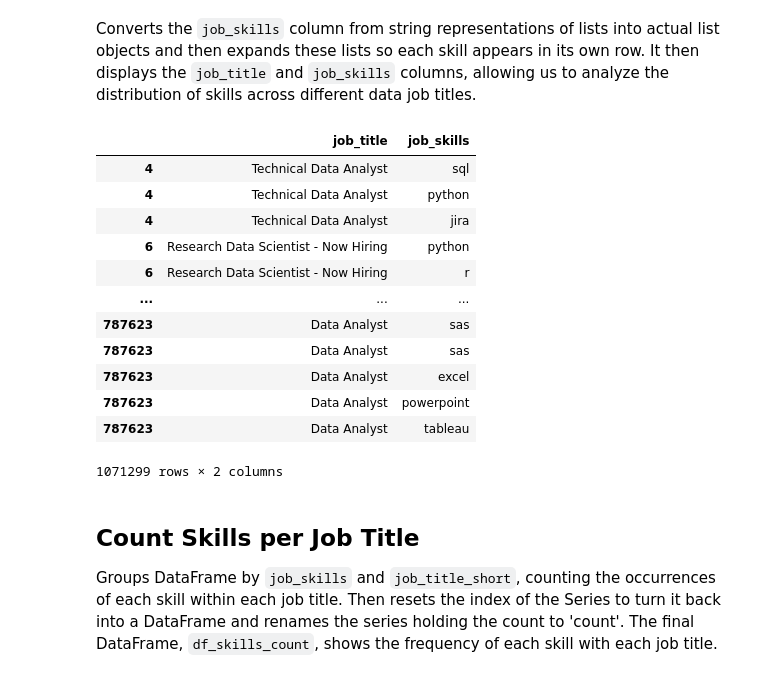
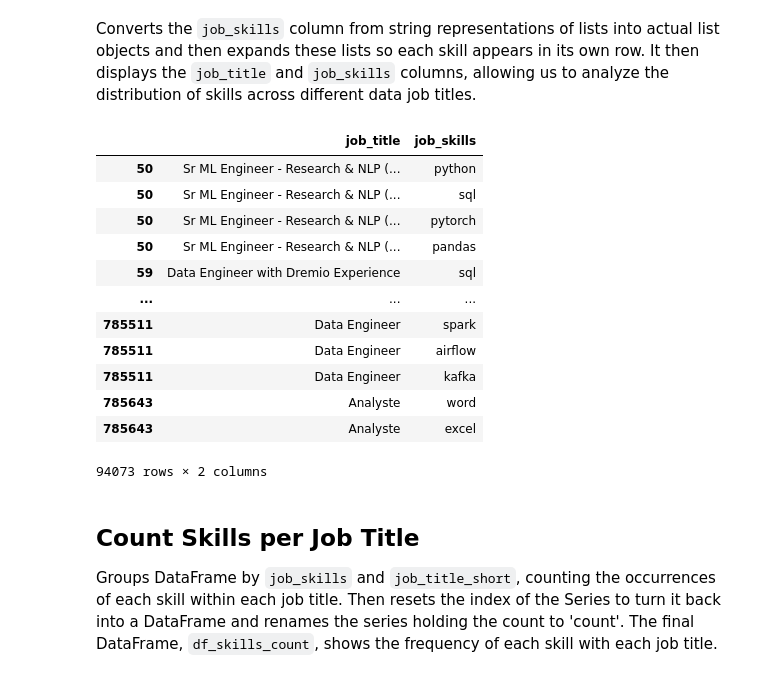
Before and after one commit to Abubakar-colla/PYTHON_DATA_PROJECT, a Jupyter notebook: 3_Project/2_Skill_Demand.ipynb, the cells around one changed output. Saved outputs shown, nothing was run; the diff lists cells and outputs as text; code cells hidden in the pictures.

```diff
--- a/3_Project/2_Skill_Demand.ipynb
+++ b/3_Project/2_Skill_Demand.ipynb
@@ -35,29 +35,29 @@ df['job_skills'] = df['job_skills'].apply(lambda x: ast.literal_eval(x) if pd.no
 
 Filter the data for the market of the United States.
 # %%
-df_US = df[df['job_country'] == 'United States']
+df_CA = df[df['job_country'] == 'Canada']
 # %% [markdown]
 ## Explode Skills
 # %% [markdown]
 Converts the `job_skills` column from string representations of lists into actual list objects and then expands these lists so each skill appears in its own row. It then displays the `job_title` and `job_skills` columns, allowing us to analyze the distribution of skills across different data job titles.
 # %%
-df_skills = df_US.explode('job_skills')
+df_skills = df_CA.explode('job_skills')
 
 df_skills[['job_title', 'job_skills']]
 # %% [output]
 |  | job_title | job_skills |
-| 4 | Technical Data Analyst | sql |
-| 4 | Technical Data Analyst | python |
-| 4 | Technical Data Analyst | jira |
-| 6 | Research Data Scientist - Now Hiring | python |
-| 6 | Research Data Scientist - Now Hiring | r |
+| 50 | Sr ML Engineer - Research & NLP (... | python |
+| 50 | Sr ML Engineer - Research & NLP (... | sql |
+| 50 | Sr ML Engineer - Research & NLP (... | pytorch |
+| 50 | Sr ML Engineer - Research & NLP (... | pandas |
+| 59 | Data Engineer with Dremio Experience | sql |
 | ... | ... | ... |
-| 787623 | Data Analyst | sas |
-| 787623 | Data Analyst | sas |
-| 787623 | Data Analyst | excel |
-| 787623 | Data Analyst | powerpoint |
-| 787623 | Data Analyst | tableau |
+| 785511 | Data Engineer | spark |
+| 785511 | Data Engineer | airflow |
+| 785511 | Data Engineer | kafka |
+| 785643 | Analyste | word |
+| 785643 | Analyste | excel |
-1071299 rows × 2 columns
+94073 rows × 2 columns
 # %% [markdown]
 ## Count Skills per Job Title
 
```
Also changed, not shown: parts of 6 cells of this notebook.
